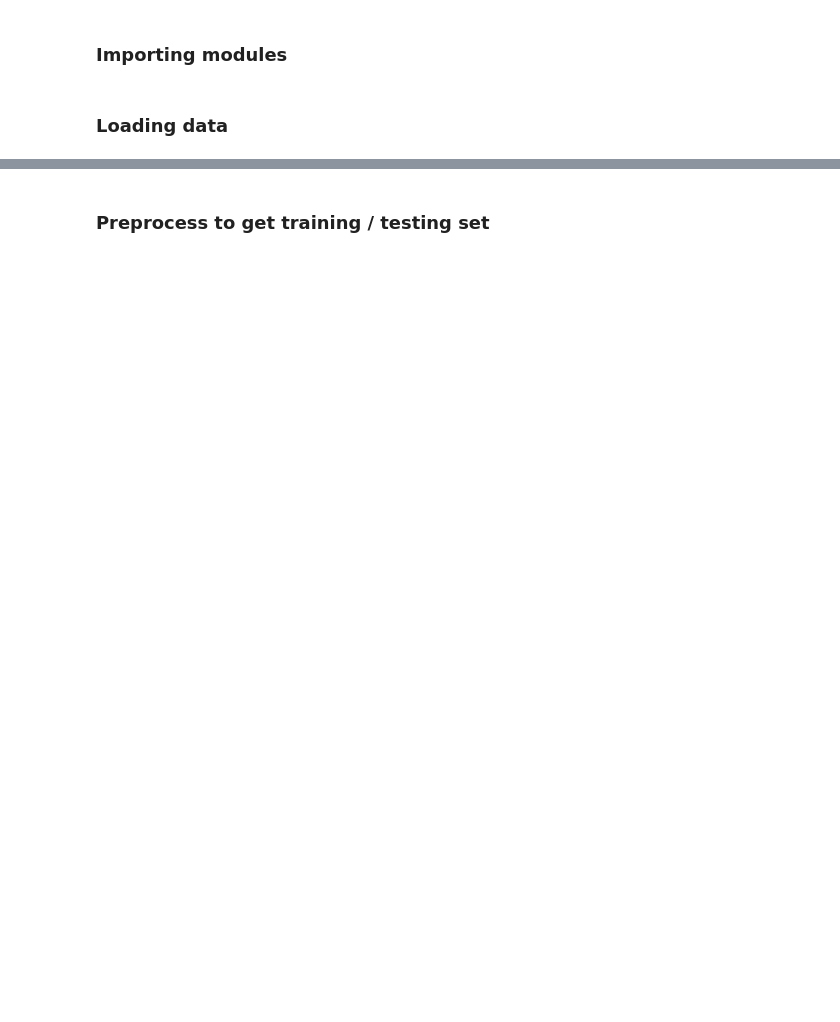
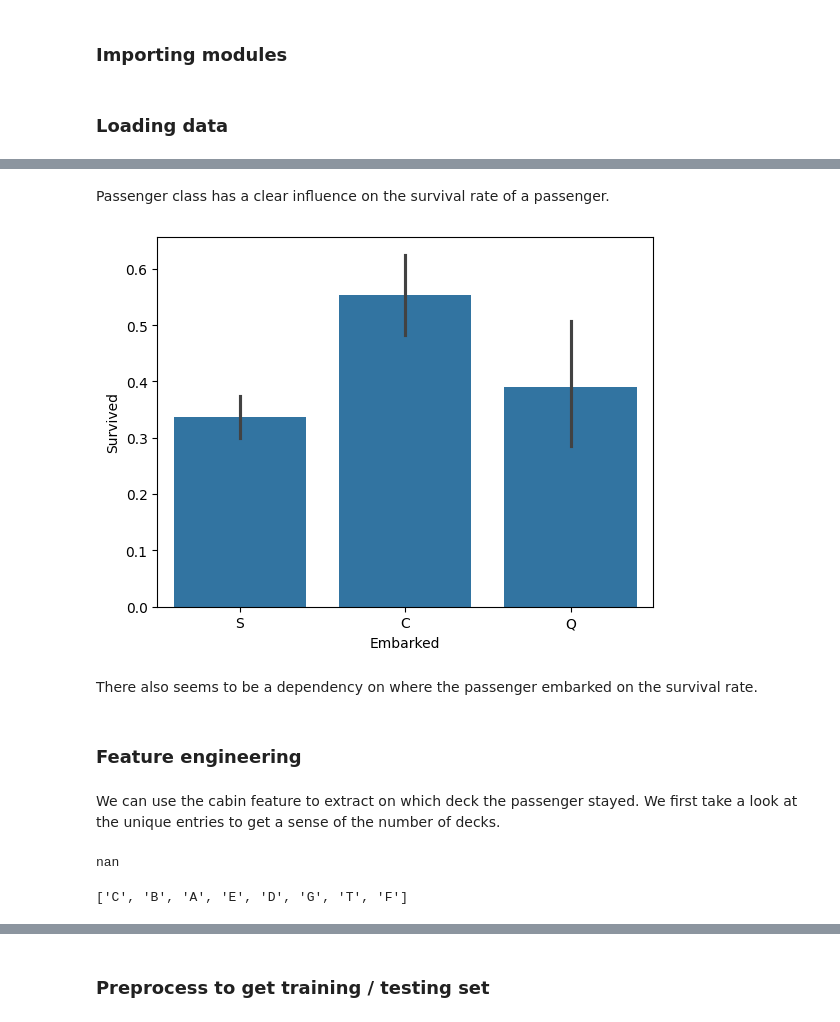
Before and after one commit to StijnvanderLippe/kaggle-competitions, a Jupyter notebook: Titanic - Machine Learning from Disaster/analysis.ipynb, the cells around one changed output, grey strips where cells are left out. Drawn from its saved outputs; the diff is of its cells as text; code cells hidden in the pictures; blank space fills up the shorter version.

```diff
--- a/Titanic - Machine Learning from Disaster/analysis.ipynb
+++ b/Titanic - Machine Learning from Disaster/analysis.ipynb
@@ -28,0 +50,24 @@ df_train.head()
+# %% [markdown]
+Passenger class has a clear influence on the survival rate of a passenger.
+# %%
+sns.barplot(df_train, x='Embarked', y='Survived')
+plt.show()
+# %% [output]
+[figure, added]
+# %% [markdown]
+There also seems to be a dependency on where the passenger embarked on the survival rate.
+# %% [markdown]
+### Feature engineering
+# %% [markdown]
+We can use the cabin feature to extract on which deck the passenger stayed. We first take a look at the unique entries to get a sense of the number of decks.
+# %%
+df_train['Cabin'].unique()
+print(df_train['Cabin'].unique()[0])
+# %% [output]
+nan
+# %%
+# Create a set to get rid of duplicate entries in the list
+cabins = list(set([string[0] for string in df_train['Cabin'].dropna()]))
+cabins
+# %% [output]
+['C', 'B', 'A', 'E', 'D', 'G', 'T', 'F']
```
Also changed, not shown: parts of 28 cells of this notebook, 1 other file.
